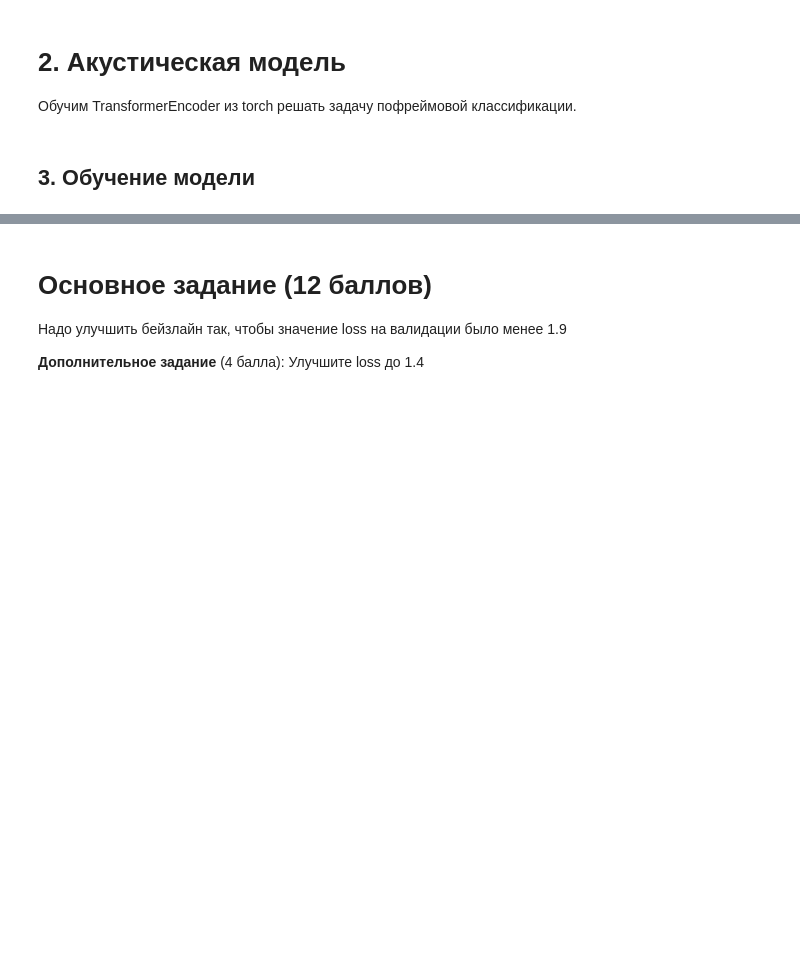
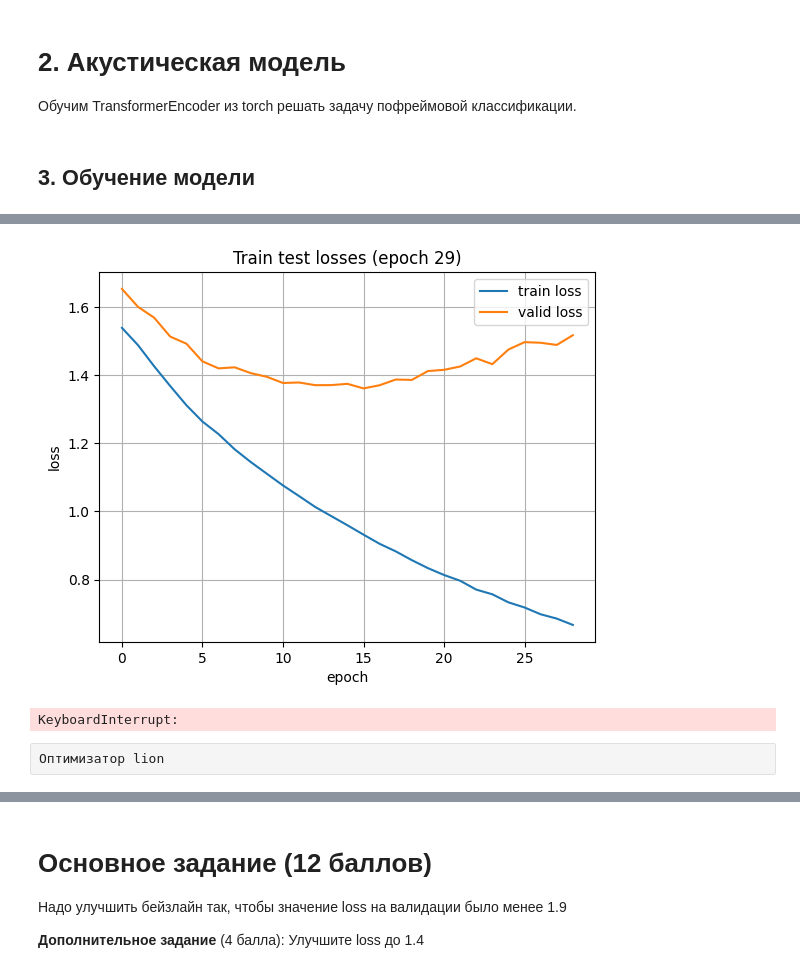
Before and after one commit to medbar/asr_itmo_practice, a Jupyter notebook: asr_lab3.ipynb, the cells around one changed output, grey strips where cells are left out. Drawn from its saved outputs; the diff is of its cells as text; code cells hidden in the pictures; blank space fills up the shorter version.

```diff
--- a/asr_lab3.ipynb
+++ b/asr_lab3.ipynb
@@ -666,0 +745,36 @@ results = experiment()
+# %%
+from lion_pytorch import Lion
+
+def experiment5():
+    fe = FeatureExtractor()
+    test_dataset = FeatsPhoneDataset('timit/data/TEST/', feature_extractor=fe, phone2id=PHONE2ID)
+    train_dataset = FeatsPhoneDataset('timit/data/TRAIN/', feature_extractor=fe, phone2id=PHONE2ID)
+
+    train_dataloader = torch.utils.data.DataLoader(
+        train_dataset,
+        batch_size=8,
+        num_workers=8,
+        collate_fn=train_dataset.collate_pad,
+        shuffle=True)
+
+    test_dataloader = torch.utils.data.DataLoader(
+        test_dataset,
+        batch_size=1,
+        num_workers=0,
+        collate_fn=test_dataset.collate_pad,
+        shuffle=False)
+
+    trainer = torch.load('baseline.trainer').to('cuda')
+
+    optimizer = Lion(trainer.model.parameters(), lr=0.0001, weight_decay=0.01)
+
+    trainer.optimizer = optimizer
+
+    trainer.fit(train_dataloader, epochs=55, valid_dataloader=test_dataloader, plot_losses=True)
+
+    return trainer.to('cpu')
+# %% [output]
+[figure, added]
+KeyboardInterrupt:
+# %% [raw]
+Оптимизатор lion
```
Also changed, not shown: parts of 11 cells of this notebook, 2 other files.
